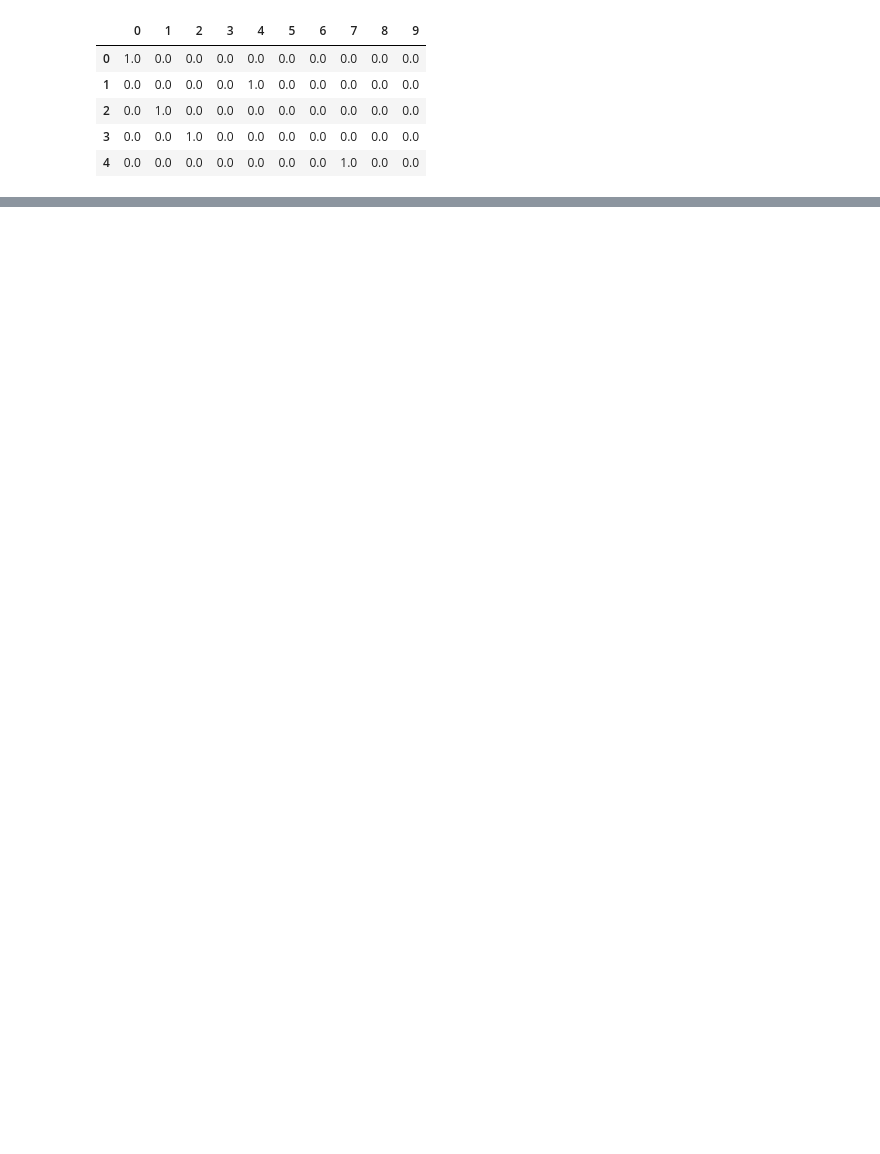
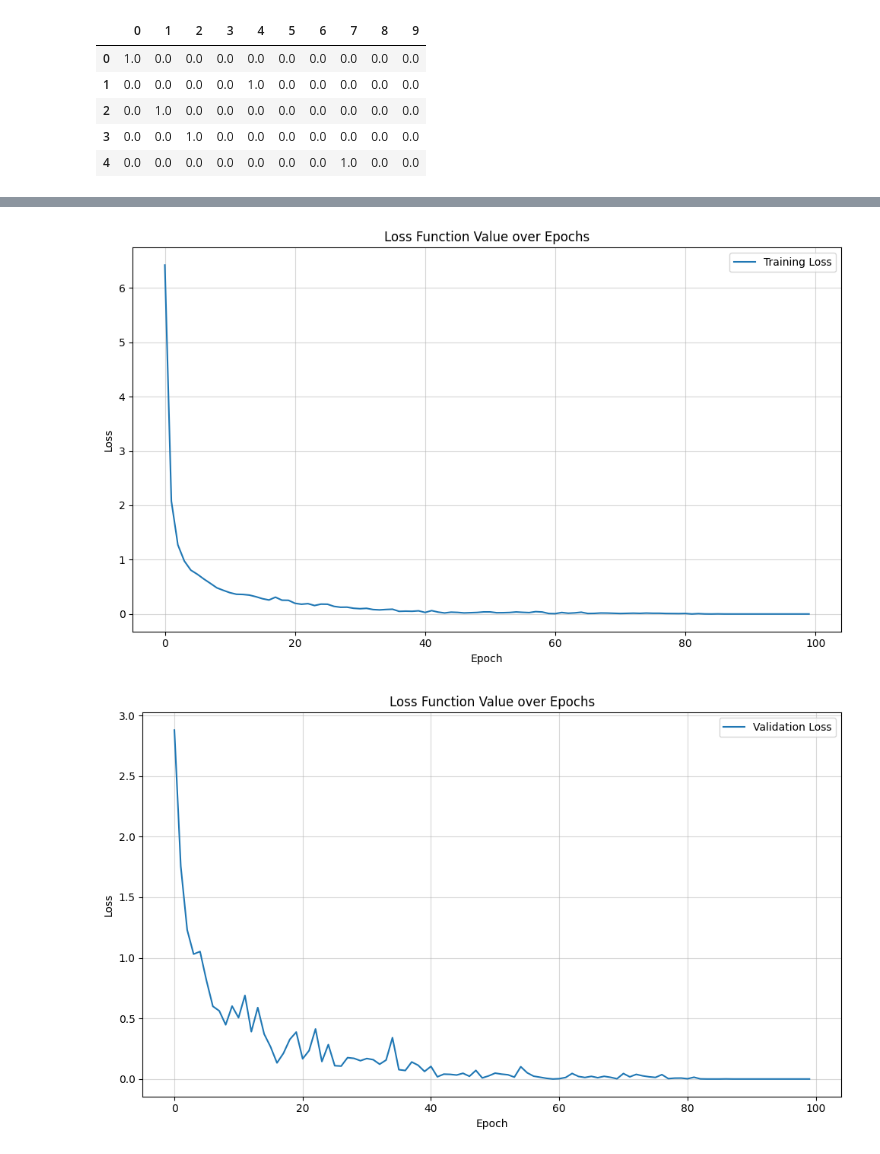
Before and after one commit to SandWithCheese/Tubes01_ML, a Jupyter notebook: src/notebooks/develop/bcn-1-testing.ipynb, the cells around one changed output, grey strips where cells are left out. Cells and saved outputs as stored; diff of their text form; code cells hidden in the pictures; blank space fills up the shorter version.

```diff
--- a/src/notebooks/develop/bcn-1-testing.ipynb
+++ b/src/notebooks/develop/bcn-1-testing.ipynb
@@ -206,0 +224,5 @@ y_true_df.head()
+# %%
+model.plot_loss_curve()
+# %% [output]
+[figure, added]
+[figure, added]
```
Also changed, not shown: parts of 7 cells of this notebook, 6 other files.
